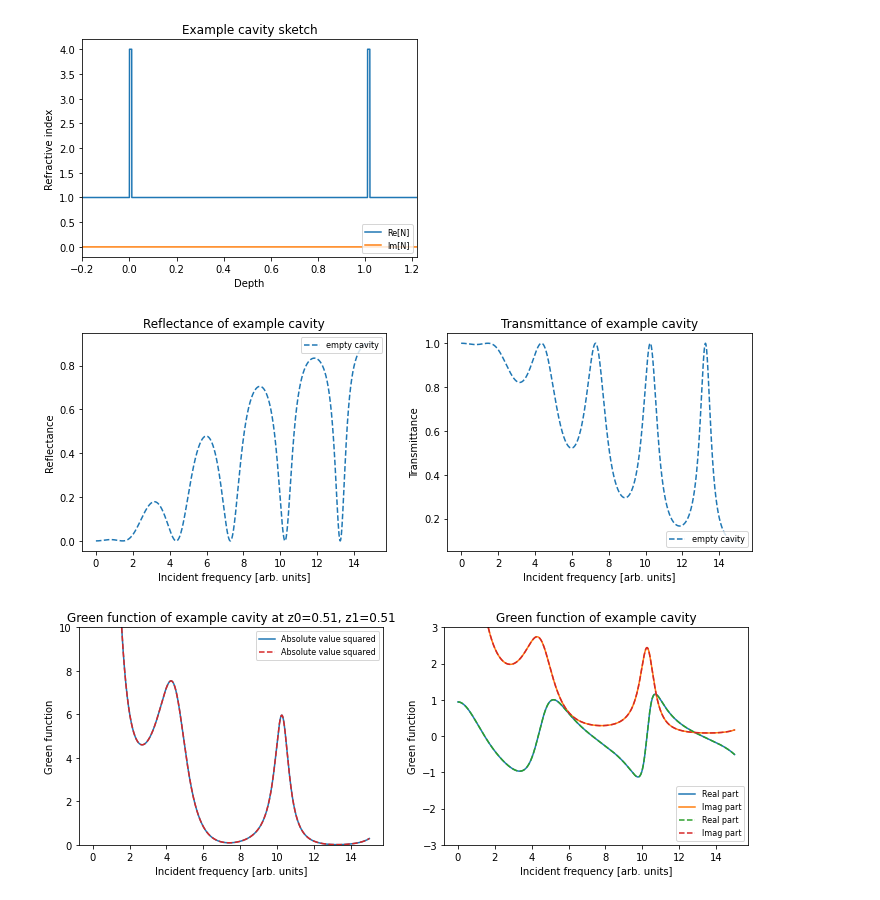
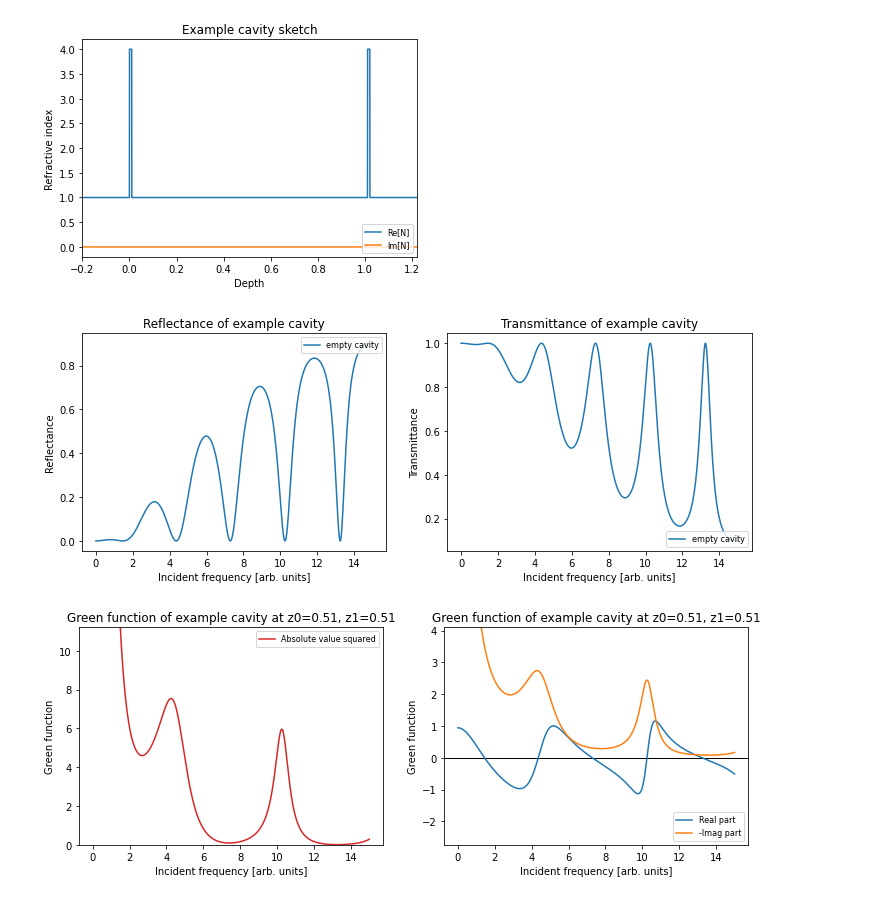
Before and after one commit to dlentrodt/pyrot, a Jupyter notebook: demo/04_greens_function.ipynb, the cells around one changed output. Drawn from its saved outputs; the diff is of its cells as text; code cells hidden in the pictures.

Commit message:
Cleaner version of Green function.

```diff
--- a/demo/04_greens_function.ipynb
+++ b/demo/04_greens_function.ipynb
@@ -139,8 +68,9 @@ Wall time: 2.31 ms
 # %% [markdown]
 Calculate reflection minimum
 # %%
-max_inds = argrelextrema(R_empty, np.less)
-ref_min = omega[max_inds[0][1]]+0.000001 # small number to avoid divide by zeroes
+min_inds = argrelextrema(R_empty, np.less)
+min_ind = min_inds[0][1]
+ref_min = omega[min_ind]+0.000001 # small number to avoid divide by zeroes
 print(ref_min)
 # %% [output]
 4.3528869429714865
@@ -174,41 +96,41 @@ cavity.draw_cav(depth)
 ### reflection + Transmission ###
 plt.figure(figsize=(6*2,4))
 
 plt.subplot(121, xlabel='Incident frequency [arb. units]', ylabel='Reflectance',
             title='Reflectance of example cavity')
-plt.plot(omega, R_empty, '--', label='empty cavity')
+plt.plot(omega, R_empty, '-', label='empty cavity')
 plt.legend(loc=1, fontsize=8)
 
 plt.subplot(122, xlabel='Incident frequency [arb. units]', ylabel='Transmittance',
             title='Transmittance of example cavity')
-plt.plot(omega, T_empty, '--', label='empty cavity')
+plt.plot(omega, T_empty, '-', label='empty cavity')
 
 plt.legend(loc=4, fontsize=8)
 
 plt.show()
 
 ### Green's function ###
 plt.figure(figsize=(6*2,4))
 
 plt.subplot(121, xlabel='Incident frequency [arb. units]', ylabel='Green function',
             title='Green function of example cavity at z0={}, z1={}'.format(z0,z1))
-plt.plot(omega, np.abs(Green_function)**2, '-', label='Absolute value squared')
-plt.plot(omega, np.abs(Green_function_check)**2, 'C3--', label='Absolute value squared')
+plt.plot(omega, np.abs(Green_function)**2, 'C3-', label='Absolute value squared')
 
 plt.legend(loc=1, fontsize=8)
-plt.ylim([0,10])
+
+sc_f = 1.5
+plt.ylim([0,sc_f*np.abs(Green_function[min_ind])**2])
 
 plt.subplot(122, xlabel='Incident frequency [arb. units]', ylabel='Green function',
-            title='Green function of example cavity')
+            title='Green function of example cavity at z0={}, z1={}'.format(z0,z1))
+plt.axhline(0, lw=1, color='k')
 plt.plot(omega, np.real(Green_function), '-', label='Real part')
-plt.plot(omega, -np.imag(Green_function), '-', label='Imag part')
-plt.plot(omega, np.real(Green_function_check), '--', label='Real part')
-plt.plot(omega, -np.imag(Green_function_check), '--', label='Imag part')
+plt.plot(omega, -np.imag(Green_function), '-', label='-Imag part')
 
 plt.legend(loc=4, fontsize=8)
-plt.ylim([-3,3])
+plt.ylim([np.imag(Green_function[min_ind]), -sc_f*np.imag(Green_function[min_ind])])
 
 plt.show()
 # %% [output]
 [figure]
-[figure, old version]
+[figure, new version]
```
Also changed, not shown: parts of 4 cells of this notebook, 1 other file.
